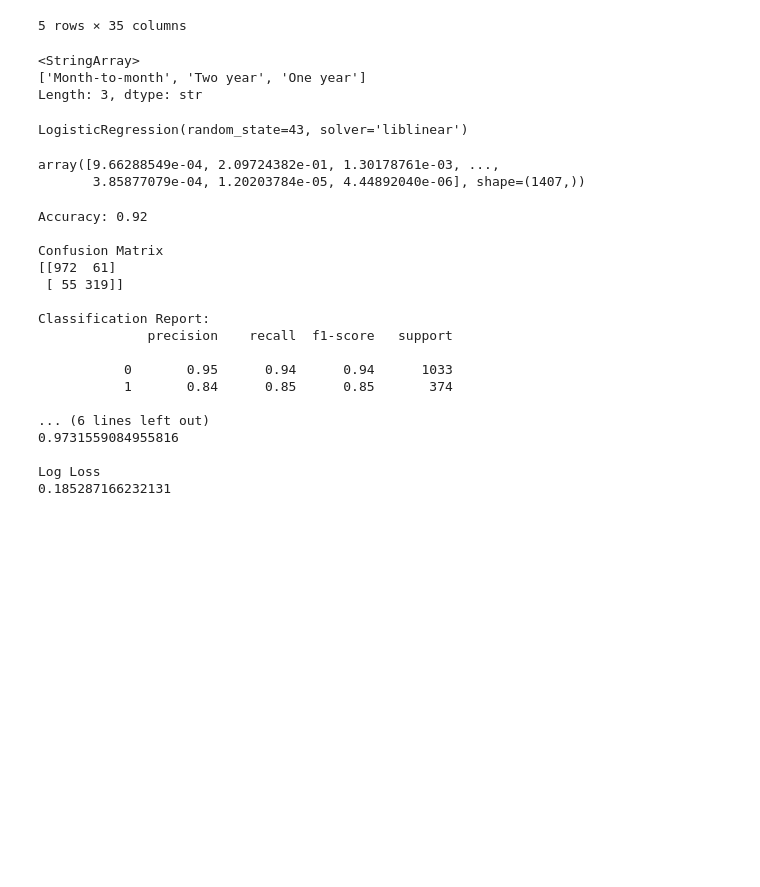
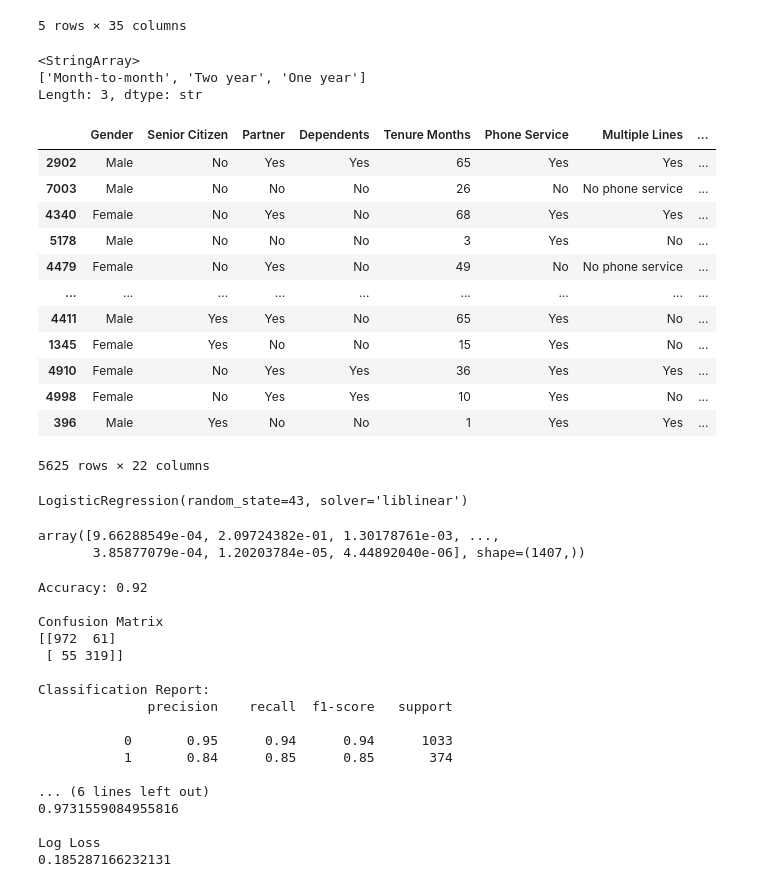
Before and after one commit to Reyal335/Telco-churn-analysis, a Jupyter notebook: notebooks/03_churn_model.ipynb, the cells around one changed output. Drawn from its saved outputs; the diff is of its cells as text; code cells hidden in the pictures; blank space fills up the shorter version.

```diff
--- a/notebooks/03_churn_model.ipynb
+++ b/notebooks/03_churn_model.ipynb
@@ -75,6 +75,22 @@ ct = ColumnTransformer(
 
 X_train_scaled = ct.fit_transform(X_train_encoded)
 X_test_scaled = ct.transform(X_test_encoded)
+# %%
+X_train
+# %% [output]
+|  | Gender | Senior Citizen | Partner | Dependents | Tenure Months | Phone Service | Multiple Lines | ... |
+| 2902 | Male | No | Yes | Yes | 65 | Yes | Yes | ... |
+| 7003 | Male | No | No | No | 26 | No | No phone service | ... |
+| 4340 | Female | No | Yes | No | 68 | Yes | Yes | ... |
+| 5178 | Male | No | No | No | 3 | Yes | No | ... |
+| 4479 | Female | No | Yes | No | 49 | No | No phone service | ... |
+| ... | ... | ... | ... | ... | ... | ... | ... | ... |
+| 4411 | Male | Yes | Yes | No | 65 | Yes | No | ... |
+| 1345 | Female | Yes | No | No | 15 | Yes | No | ... |
+| 4910 | Female | No | Yes | Yes | 36 | Yes | Yes | ... |
+| 4998 | Female | No | Yes | Yes | 10 | Yes | No | ... |
+| 396 | Male | Yes | No | No | 1 | Yes | Yes | ... |
+5625 rows × 22 columns
 # %%
 model = LogisticRegression(solver='liblinear', random_state=43)
 
```
Also changed, not shown: parts of 4 cells of this notebook.
